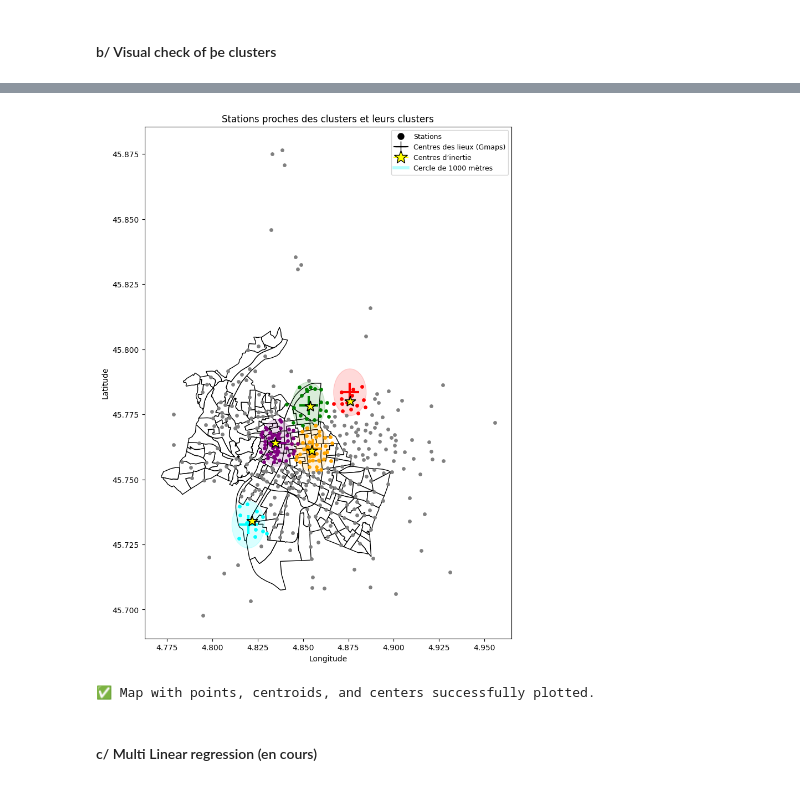
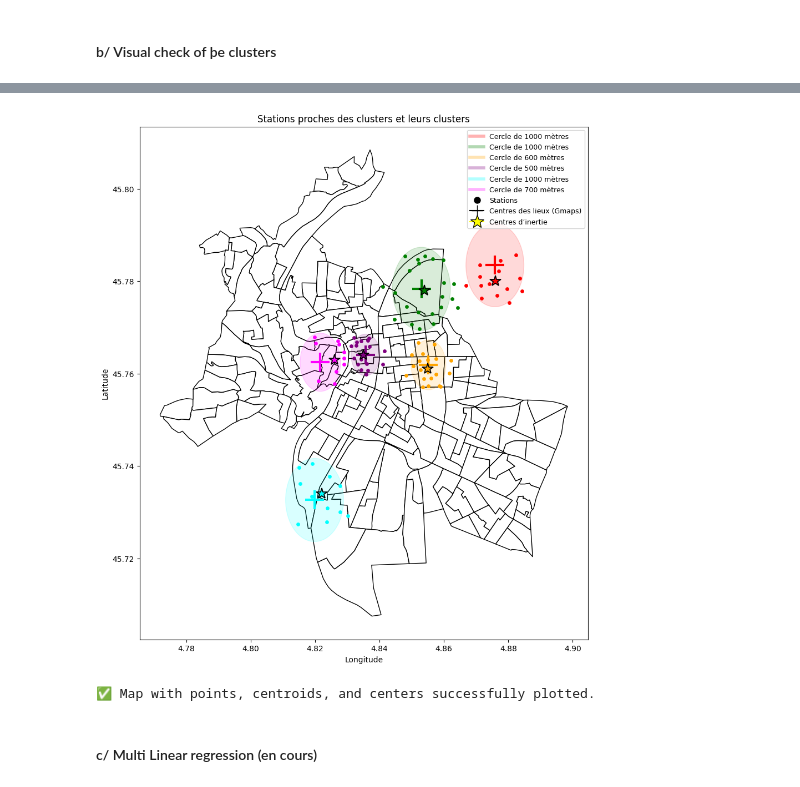
Before and after one commit to Echoo7/Machine-Learning-Project, a Jupyter notebook: Notebook_ghislain_clusters.ipynb, the cells around one changed output, grey strips where cells are left out. Cells and saved outputs as stored; diff of their text form; code cells hidden in the pictures.

Commit message:
Définition des clusters

```diff
--- a/Notebook_ghislain_clusters.ipynb
+++ b/Notebook_ghislain_clusters.ipynb
@@ -532,42 +559,52 @@ clusters_centroids
+# %%
+all_stations = False
+
+# --- Couleurs pour chaque lieu ---
+color_map = {
+    'LA_DOUA': 'red',
+    "TETE_D_OR": 'green',
+    'LA_PART_DIEU': 'orange',
+    'OLD_TOWN': 'purple',
+    'CONFLUENCE': 'cyan',
+    'FOURVIERE': 'magenta'
+}
+
+# Size of the points representing þe clustered stations
+size1 = 15
+
+# Size of þe stations outside of clusters
+size0 = 10
 # %%
-# Charger le shapefile
+# Loading þe shapefile
 gdf = gpd.read_file(LYON_IRIS)
 gdf.to_crs(epsg=4326, inplace=True)
 
-# Convertir df en GeoDataFrame de points
+# Converting gdf_useful in GeoDataFrame of points
 gdf_points = gpd.GeoDataFrame(
     gdf_useful,
     geometry=gpd.points_from_xy(gdf_useful.longitude, gdf_useful.latitude),
     crs="EPSG:4326"  # car mes coordonnées sont en lat/lon
 )
 
-# --- Couleurs pour chaque lieu ---
-color_map = {
-    'LA_DOUA': 'red',
-    "TETE_D_OR": 'green',
-    'LA_PART_DIEU': 'orange',
-    'OLD_TOWN': 'purple',
-    'CONFLUENCE': 'cyan'
-}
-
 fig, ax = plt.subplots(figsize=(12, 12))
 
-# Fond de carte
+# Map background
 gdf.plot(ax=ax, facecolor="white", edgecolor="black")
 
-legend_handles = []  # pour créer une légende propre
+legend_handles = []  # to create a proper legend
 
 for place, (lat_c, lon_c) in clusters_centers.items():
 
+    tol    = clusters_radius[place]  # Tolérance en mètres
     color0 = color_map[place]
 
     # -----------------------------
     # 1/6 Stations proches (points)
     # -----------------------------
     pts = gdf_points[gdf_points[place] == 1].plot(
-        ax=ax,
-        color=color0,
-        markersize=15
+        ax         = ax,
+        color      = color0,
+        markersize = size1
     )
 
     # -----------------------------
@@ -575,10 +612,10 @@ for place, (lat_c, lon_c) in clusters_centers.items():
     # -----------------------------
     ax.plot(
         lon_c, lat_c,
-        marker="+",
-        markersize=25,
-        color=color0,
-        mew=3
+        marker     = "+",
+        markersize = 25,
+        color      = color0,
+        mew        = 3
     )
 
     # -----------------------------
@@ -587,10 +624,10 @@ for place, (lat_c, lon_c) in clusters_centers.items():
     lat_mean, lon_mean = clusters_centroids[place]
     ax.plot(
         lon_mean, lat_mean,
-        marker="*",
-        markersize=15,
-        color="yellow",
-        markeredgecolor="black",
+        marker     = "*",
+        markersize = 15,
+        color      = color0,
+        markeredgecolor = "black",
         markeredgewidth=1.3
     )
 
@@ -598,7 +635,7 @@ for place, (lat_c, lon_c) in clusters_centers.items():
     # 4/6 Cercle (buffer de 1 km)
     # -----------------------------
     # Conversion approx. km → degrés (1° lat ≈ 111 km)
-    km_to_deg = 1 / 111
+    km_to_deg = tol / (111 * 1000)
     circle = plt.Circle(
         (lon_c, lat_c),
         km_to_deg,
@@ -608,46 +645,50 @@ for place, (lat_c, lon_c) in clusters_centers.items():
     )
     ax.add_patch(circle)
 
+    legend_handles.append(
+        plt.Line2D([0], [0], color=color0, lw=4, alpha=0.3,
+                    label=f"Cercle de {tol} mètres")
+    )
+
+
 # -----------------------------
 # 5/6 Stations en dehors des clusters (points)
 # -----------------------------
-pts = gdf_points[gdf_points['NO_CLUSTER'] == 1].plot(
-    ax=ax,
-    color='gray',
-    markersize=15
-)
+if all_stations:
+    color0 = color_map[place]
+    pts = gdf_points[gdf_points['NO_CLUSTER'] == 1].plot(
+    ax         = ax,
+    color      = color_map[place],
+    markersize = size0
+    )
 
 # -----------------------------
 # 6/6 Éléments pour la légende
 # -----------------------------
 legend_handles.append(
     plt.Line2D([0], [0], marker='o', color='white', markerfacecolor='black',
                 label=f"Stations", markersize=10)
 )
 legend_handles.append(
     plt.Line2D([0], [0], marker='+', color='black', markersize=15,
                 label=f"Centres des lieux (Gmaps)")
 )
 legend_handles.append(
     plt.Line2D([0], [0], marker='*', color='yellow', markeredgecolor='black',
                 markersize=18, label=f"Centres d’inertie")
 )
-legend_handles.append(
-    plt.Line2D([0], [0], color=color0, lw=4, alpha=0.3,
-                label=f"Cercle de {tol} mètres")
-)
 
 # --- Mise en forme finale ---
 plt.title(f"Stations proches des clusters et leurs clusters")
 plt.xlabel("Longitude")
 plt.ylabel("Latitude")
 plt.legend(handles=legend_handles, loc='upper right', fontsize=9)
 plt.grid(False)
 
 plt.show()
 print("✅ Map with points, centroids, and centers successfully plotted.")
 # %% [output]
-[figure, old version]
+[figure, new version]
 ✅ Map with points, centroids, and centers successfully plotted.
 # %% [markdown]
 #### c/ Multi Linear regression (en cours)
```
Also changed, not shown: parts of 16 cells of this notebook.
